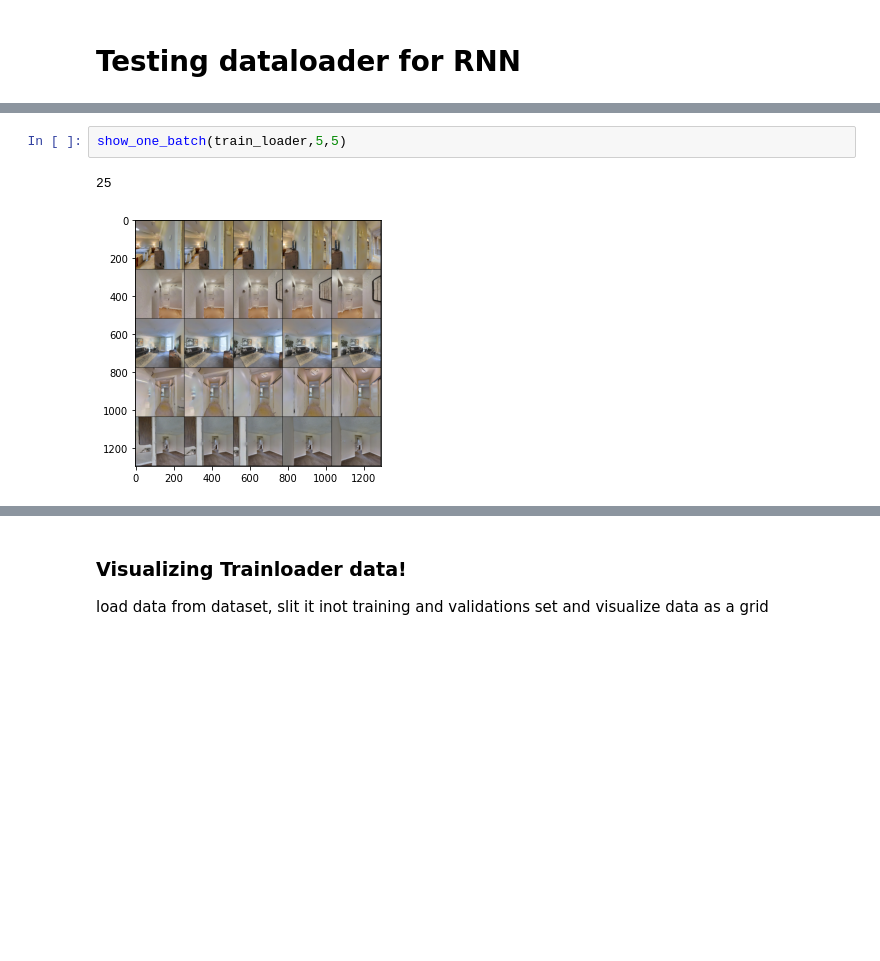
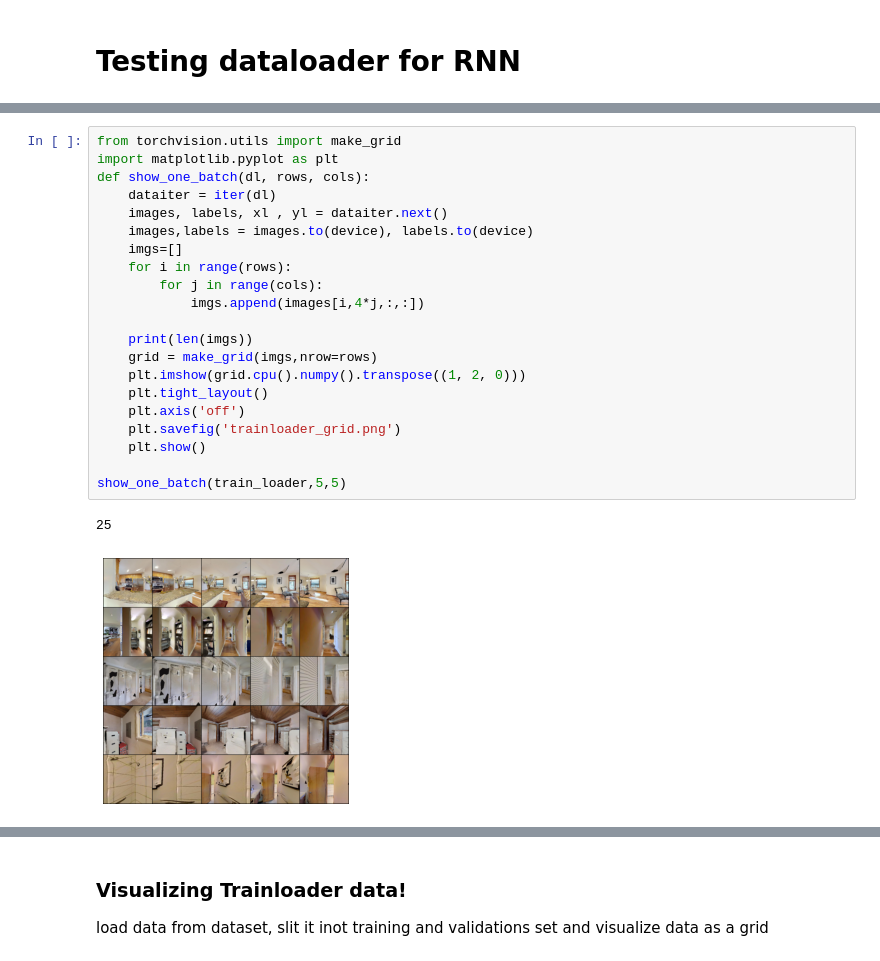
Before and after one commit to zubair-irshad/pointgoal_navigation_benchmarks, a Jupyter notebook: playground.ipynb, the cells around one changed output, grey strips where cells are left out. Saved outputs shown, nothing was run; the diff lists cells and outputs as text; blank space fills up the shorter version.

Commit message:
added training code

```diff
--- a/playground.ipynb
+++ b/playground.ipynb
@@ -219,5 +427,24 @@ Episode finished
-# %%
-show_one_batch(train_loader,5,5)
-# %% [output]
-25
-[figure, removed]
+# %%
+from torchvision.utils import make_grid
+import matplotlib.pyplot as plt
+def show_one_batch(dl, rows, cols):
+    dataiter = iter(dl)
+    images, labels, xl , yl = dataiter.next()
+    images,labels = images.to(device), labels.to(device)
+    imgs=[]
+    for i in range(rows):
+        for j in range(cols):
+            imgs.append(images[i,4*j,:,:])
+
+    print(len(imgs))
+    grid = make_grid(imgs,nrow=rows)
+    plt.imshow(grid.cpu().numpy().transpose((1, 2, 0)))
+    plt.tight_layout()
+    plt.axis('off')
+    plt.savefig('trainloader_grid.png')
+    plt.show()
+
+show_one_batch(train_loader,5,5)
+# %% [output]
+25
+[figure, added]
```
Also changed, not shown: parts of 7 cells of this notebook, 30 other files.
